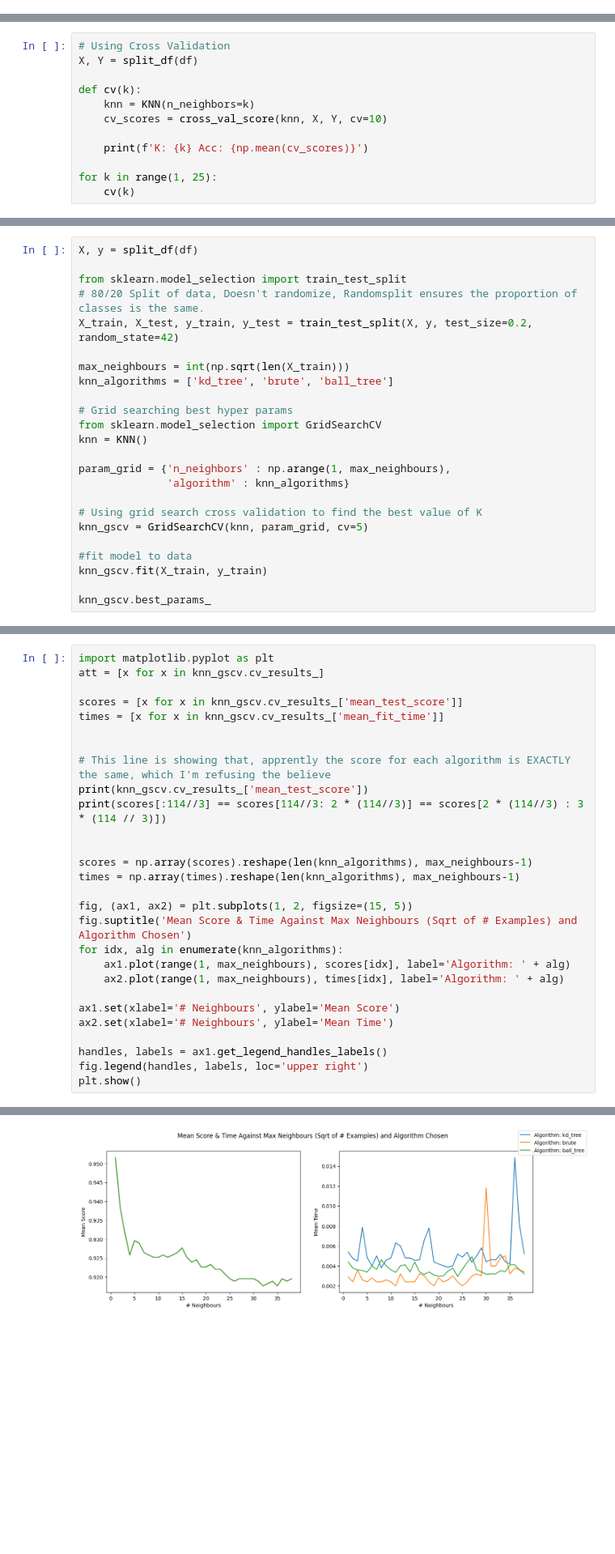
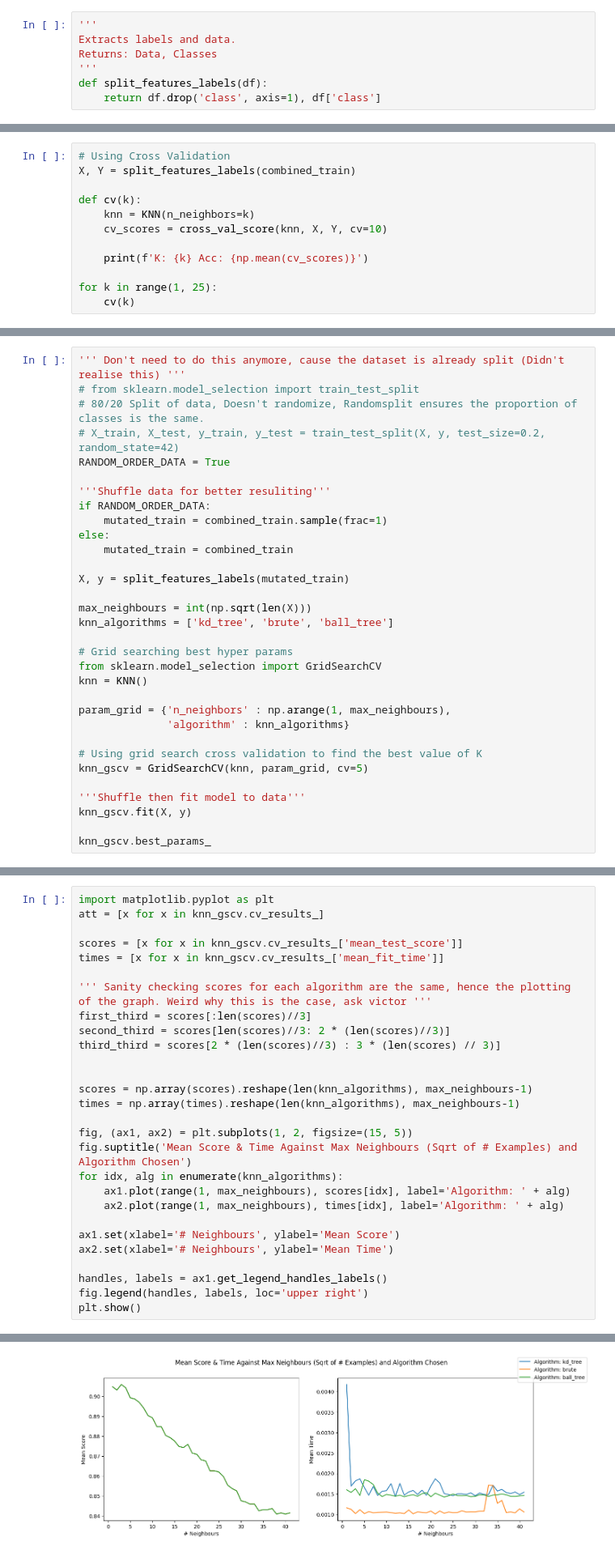
Before and after one commit to sogoodmo/ZenAI-3YP, a Jupyter notebook: JupyterNotebooks/K-NN.ipynb, the cells around one changed output, grey strips where cells are left out. Shown: that part at 81% size. Cells and saved outputs as stored; diff of their text form; blank space fills up the shorter version.

```diff
--- a/JupyterNotebooks/K-NN.ipynb
+++ b/JupyterNotebooks/K-NN.ipynb
@@ -65 +45,8 @@ for i, c in enumerate(classes):
+# %%
+'''
+Extracts labels and data.
+Returns: Data, Classes
+'''
+def split_features_labels(df):
+    return df.drop('class', axis=1), df['class']
 # %% [markdown]
@@ -134,7 +118,7 @@ k=19 | fold = 10 | Acc: 0.8763197586726998
 Using more libs this time, maybe get better accuracy
 # %%
 # Using Cross Validation
-X, Y = split_df(df)
+X, Y = split_features_labels(combined_train)
 
 def cv(k):
     knn = KNN(n_neighbors=k)
@@ -165,11 +152,19 @@ K: 24 Acc: 0.9220800974569817
 # %%
-X, y = split_df(df)
+''' Don't need to do this anymore, cause the dataset is already split (Didn't realise this) '''
+# from sklearn.model_selection import train_test_split
+# 80/20 Split of data, Doesn't randomize, Randomsplit ensures the proportion of classes is the same.
+# X_train, X_test, y_train, y_test = train_test_split(X, y, test_size=0.2, random_state=42)
+RANDOM_ORDER_DATA = True
 
-from sklearn.model_selection import train_test_split
-# 80/20 Split of data, Doesn't randomize, Randomsplit ensures the proportion of classes is the same.
-X_train, X_test, y_train, y_test = train_test_split(X, y, test_size=0.2, random_state=42)
+'''Shuffle data for better resuliting'''
+if RANDOM_ORDER_DATA:
+    mutated_train = combined_train.sample(frac=1)
+else:
+    mutated_train = combined_train
 
-max_neighbours = int(np.sqrt(len(X_train)))
+X, y = split_features_labels(mutated_train)
+
+max_neighbours = int(np.sqrt(len(X)))
 knn_algorithms = ['kd_tree', 'brute', 'ball_tree']
 
 # Grid searching best hyper params
@@ -182,8 +177,8 @@ param_grid = {'n_neighbors' : np.arange(1, max_neighbours),
 # Using grid search cross validation to find the best value of K
 knn_gscv = GridSearchCV(knn, param_grid, cv=5)
 
-#fit model to data
-knn_gscv.fit(X_train, y_train)
+'''Shuffle then fit model to data'''
+knn_gscv.fit(X, y)
 
 knn_gscv.best_params_
 # %% [output]
@@ -211,10 +222,10 @@ att = [x for x in knn_gscv.cv_results_]
 scores = [x for x in knn_gscv.cv_results_['mean_test_score']]
 times = [x for x in knn_gscv.cv_results_['mean_fit_time']]
 
-
-# This line is showing that, apprently the score for each algorithm is EXACTLY the same, which I'm refusing the believe
-print(knn_gscv.cv_results_['mean_test_score'])
-print(scores[:114//3] == scores[114//3: 2 * (114//3)] == scores[2 * (114//3) : 3 * (114 // 3)])
+''' Sanity checking scores for each algorithm are the same, hence the plotting of the graph. Weird why this is the case, ask victor '''
+first_third = scores[:len(scores)//3]
+second_third = scores[len(scores)//3: 2 * (len(scores)//3)]
+third_third = scores[2 * (len(scores)//3) : 3 * (len(scores) // 3)]
 
 
 scores = np.array(scores).reshape(len(knn_algorithms), max_neighbours-1)
@@ -256,4 +247,4 @@ True
-[figure, old version]
+[figure, new version]
 # %% [markdown]
 ## Important Note
 
```
Also changed, not shown: parts of 15 cells of this notebook, 8 other files.
